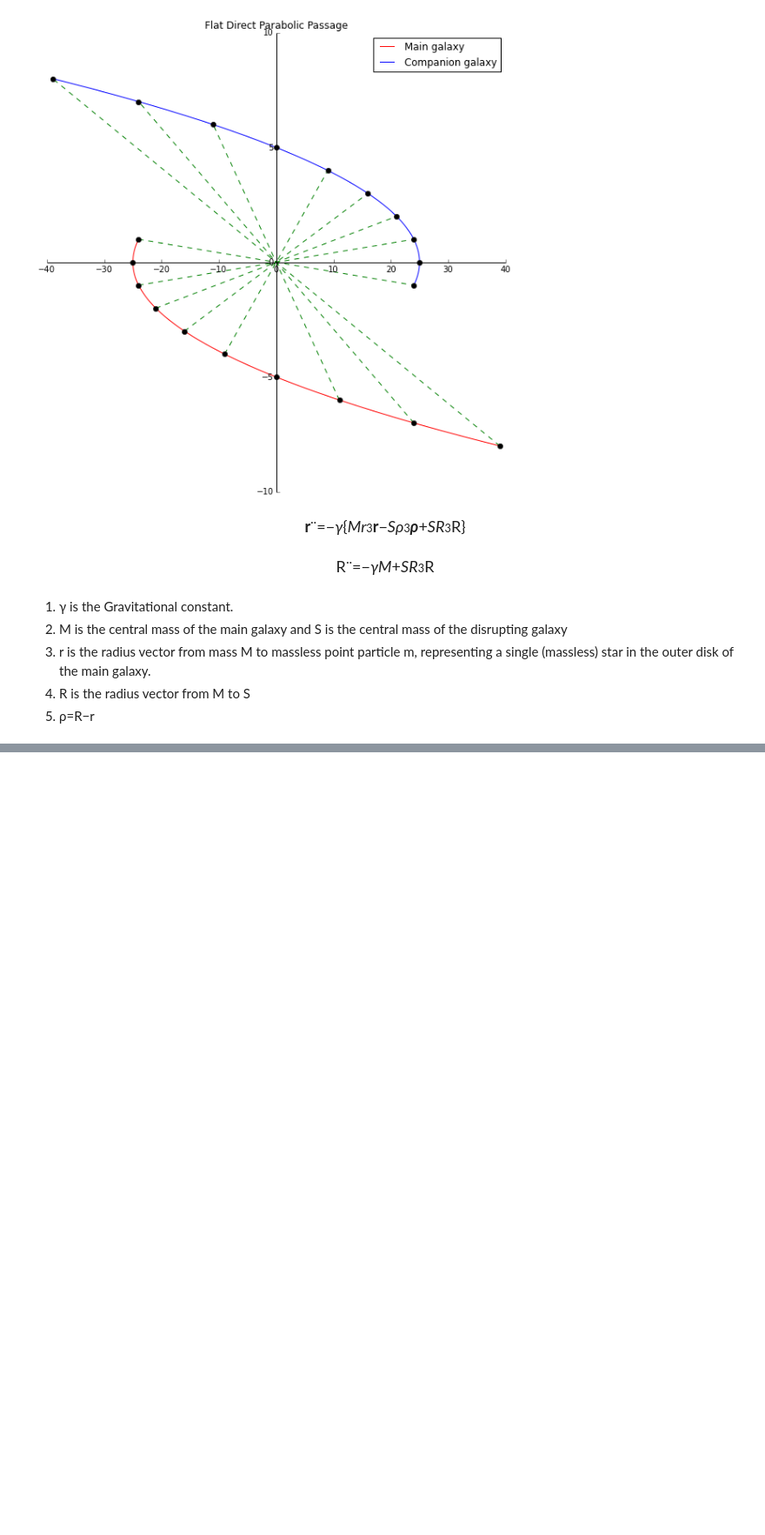
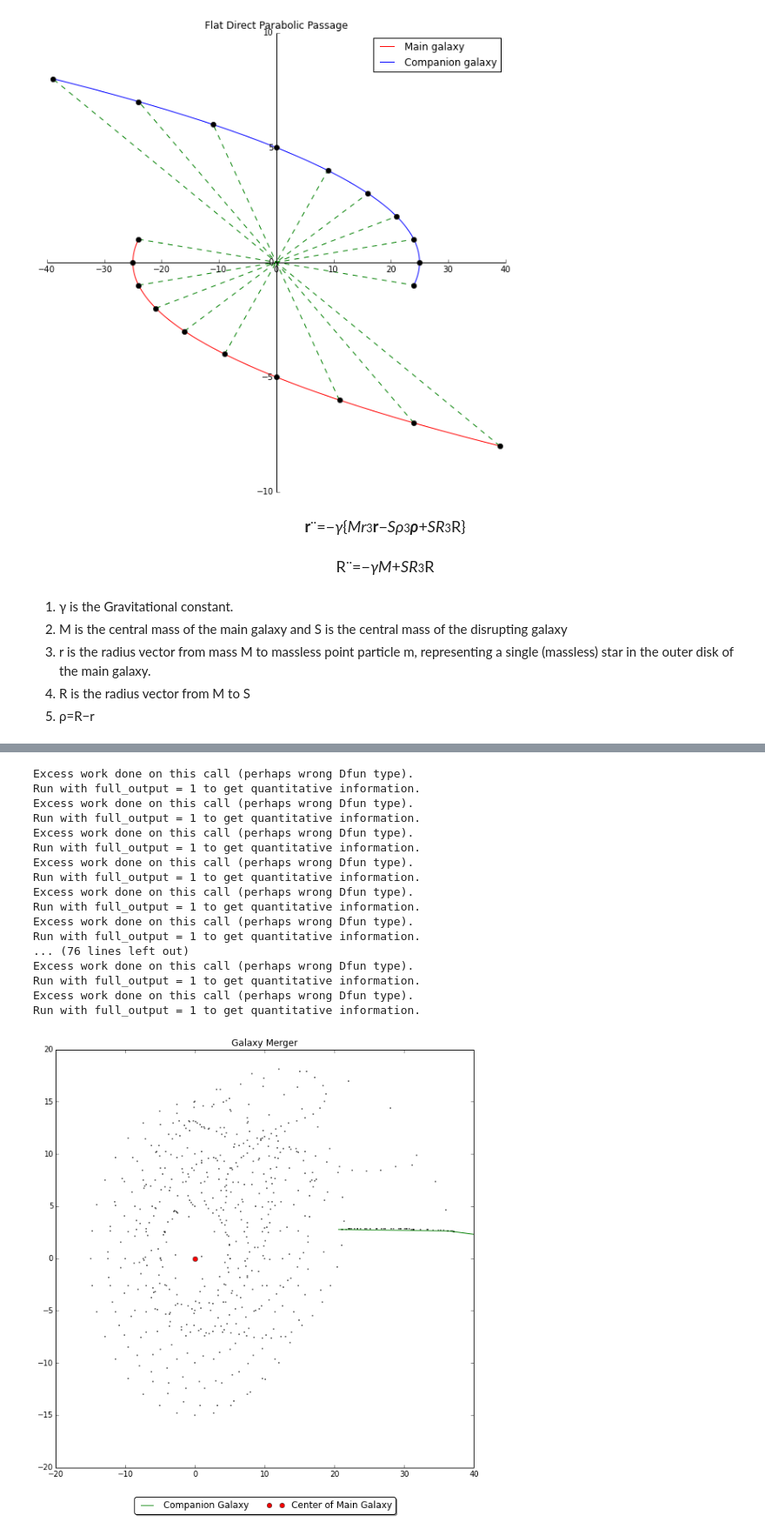
Before and after one commit to callen09/PHYS202-S14, a Jupyter notebook: GalaxyMerger/GalaxyMergerWork.ipynb, the cells around one changed output, grey strips where cells are left out. Shown at 87% size. Saved outputs shown, nothing was run; the diff lists cells and outputs as text; code cells hidden in the pictures; blank space fills up the shorter version.

```diff
--- a/GalaxyMerger/GalaxyMergerWork.ipynb
+++ b/GalaxyMerger/GalaxyMergerWork.ipynb
@@ -390,0 +547,42 @@ v = interact(rorbit,time=(0.,10.1,.1))
+# %%
+def rorbit_bridge(time = 5.):
+    """Bridge at time step 1/interact step 1 time = 5,6"""
+    t = np.arange(0.,time,1)
+    plt.figure(figsize=(10,10),dpi=80)
+    for i in range(0,120):
+        Res = odeint(disruptorderiv,arr_a[i],t)
+        x = Res[:,0]
+        y = Res[:,1]
+
+        plt.plot(x,y,'ko',markersize=1)
+
+    Rx = Res[:,4]
+    Ry = Res[:,5]
+    plt.plot(Rx,Ry,'g-',label = 'Companion Galaxy')
+    plt.plot(0,0,'ro', label = 'Center of Main Galaxy')
+    plt.xlim(-20,40)
+    plt.ylim(-20,20)
+    plt.title("Galaxy Merger")
+    plt.legend(loc='upper center', bbox_to_anchor=(0.5, -0.06),
+          fancybox=True, shadow=True, ncol=5)
+    plt.show()
+v = interact(rorbit_bridge,time=(0.,10.1,1))
+# %% [output]
+Excess work done on this call (perhaps wrong Dfun type).
+Run with full_output = 1 to get quantitative information.
+Excess work done on this call (perhaps wrong Dfun type).
+Run with full_output = 1 to get quantitative information.
+Excess work done on this call (perhaps wrong Dfun type).
+Run with full_output = 1 to get quantitative information.
+Excess work done on this call (perhaps wrong Dfun type).
+Run with full_output = 1 to get quantitative information.
+Excess work done on this call (perhaps wrong Dfun type).
+Run with full_output = 1 to get quantitative information.
+Excess work done on this call (perhaps wrong Dfun type).
+Run with full_output = 1 to get quantitative information.
+... (76 lines left out)
+Excess work done on this call (perhaps wrong Dfun type).
+Run with full_output = 1 to get quantitative information.
+Excess work done on this call (perhaps wrong Dfun type).
+Run with full_output = 1 to get quantitative information.
+[figure, added]
```
Also changed, not shown: parts of 14 cells of this notebook, 7 other files.
